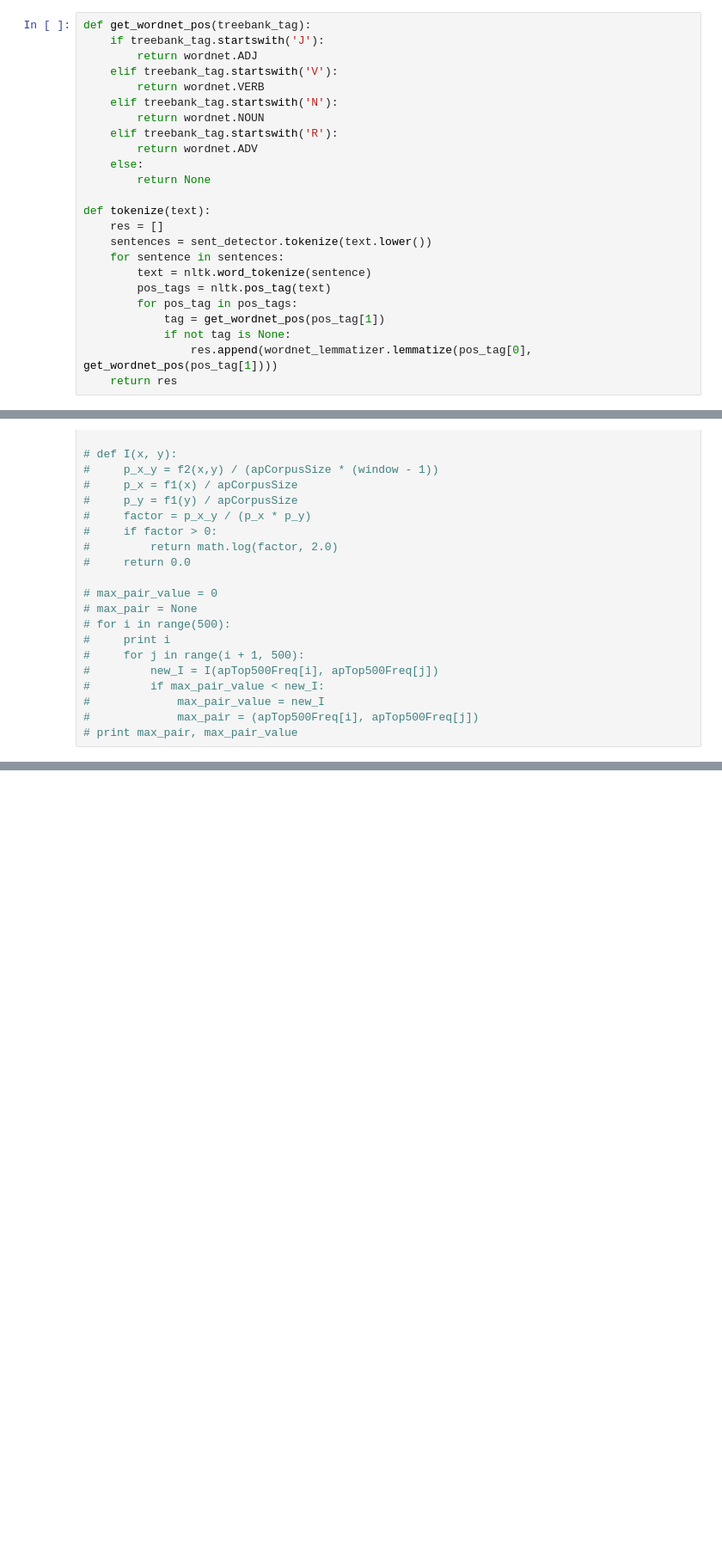
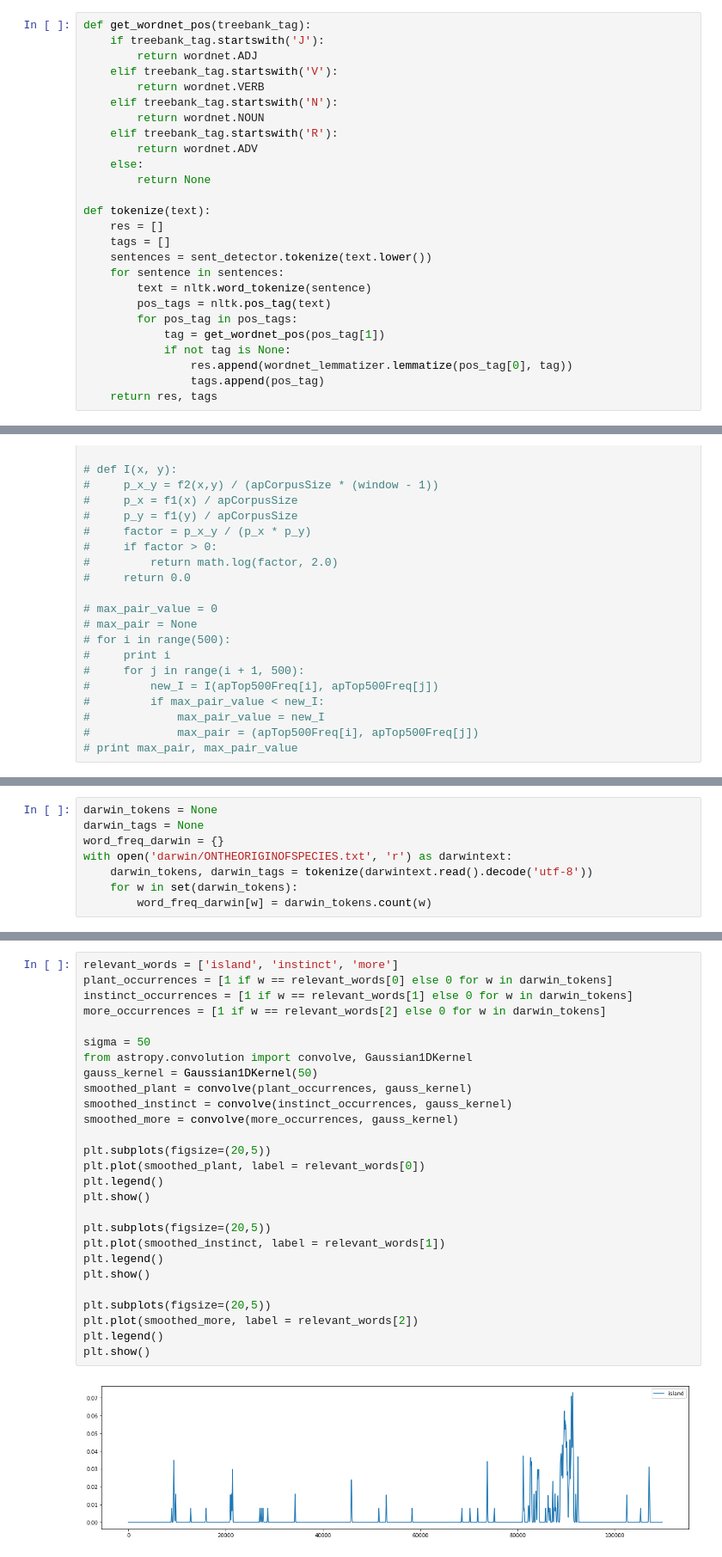
Before and after one commit to santiago-mb/data-science, a Jupyter notebook: wip/tp6/tp6.ipynb, the cells around one changed output, grey strips where cells are left out. Shown at 86% size. Saved outputs shown, nothing was run; the diff lists cells and outputs as text; blank space fills up the shorter version.

```diff
--- a/wip/tp6/tp6.ipynb
+++ b/wip/tp6/tp6.ipynb
@@ -28,6 +31,7 @@ def get_wordnet_pos(treebank_tag):
 
 def tokenize(text):
     res = []
+    tags = []
     sentences = sent_detector.tokenize(text.lower())
     for sentence in sentences:
         text = nltk.word_tokenize(sentence)
@@ -35,8 +39,9 @@ def tokenize(text):
         for pos_tag in pos_tags:
             tag = get_wordnet_pos(pos_tag[1])
             if not tag is None:
-                res.append(wordnet_lemmatizer.lemmatize(pos_tag[0], get_wordnet_pos(pos_tag[1])))
-    return res
+                res.append(wordnet_lemmatizer.lemmatize(pos_tag[0], tag))
+                tags.append(pos_tag)
+    return res, tags
 # %% [markdown]
 ### Levantar el corpus AP, separando cada noticia como un elemento distinto en un diccionario (``<DOCNO>``: ``<TEXT>``)
 # %%
@@ -159,0 +151,8 @@ print(maximum, sum_scores[maximum])
+# %%
+darwin_tokens = None
+darwin_tags = None
+word_freq_darwin = {}
+with open('darwin/ONTHEORIGINOFSPECIES.txt', 'r') as darwintext:
+    darwin_tokens, darwin_tags = tokenize(darwintext.read().decode('utf-8'))
+    for w in set(darwin_tokens):
+        word_freq_darwin[w] = darwin_tokens.count(w)
@@ -159,0 +161,29 @@ print(maximum, sum_scores[maximum])
+# %%
+relevant_words = ['island', 'instinct', 'more']
+plant_occurrences = [1 if w == relevant_words[0] else 0 for w in darwin_tokens]
+instinct_occurrences = [1 if w == relevant_words[1] else 0 for w in darwin_tokens]
+more_occurrences = [1 if w == relevant_words[2] else 0 for w in darwin_tokens]
+
+sigma = 50
+from astropy.convolution import convolve, Gaussian1DKernel
+gauss_kernel = Gaussian1DKernel(50)
+smoothed_plant = convolve(plant_occurrences, gauss_kernel)
+smoothed_instinct = convolve(instinct_occurrences, gauss_kernel)
+smoothed_more = convolve(more_occurrences, gauss_kernel)
+
+plt.subplots(figsize=(20,5))
+plt.plot(smoothed_plant, label = relevant_words[0])
+plt.legend()
+plt.show()
+
+plt.subplots(figsize=(20,5))
+plt.plot(smoothed_instinct, label = relevant_words[1])
+plt.legend()
+plt.show()
+
+plt.subplots(figsize=(20,5))
+plt.plot(smoothed_more, label = relevant_words[2])
+plt.legend()
+plt.show()
+# %% [output]
+[figure, added]
```
Also changed, not shown: parts of 22 cells of this notebook, 1 other file.
